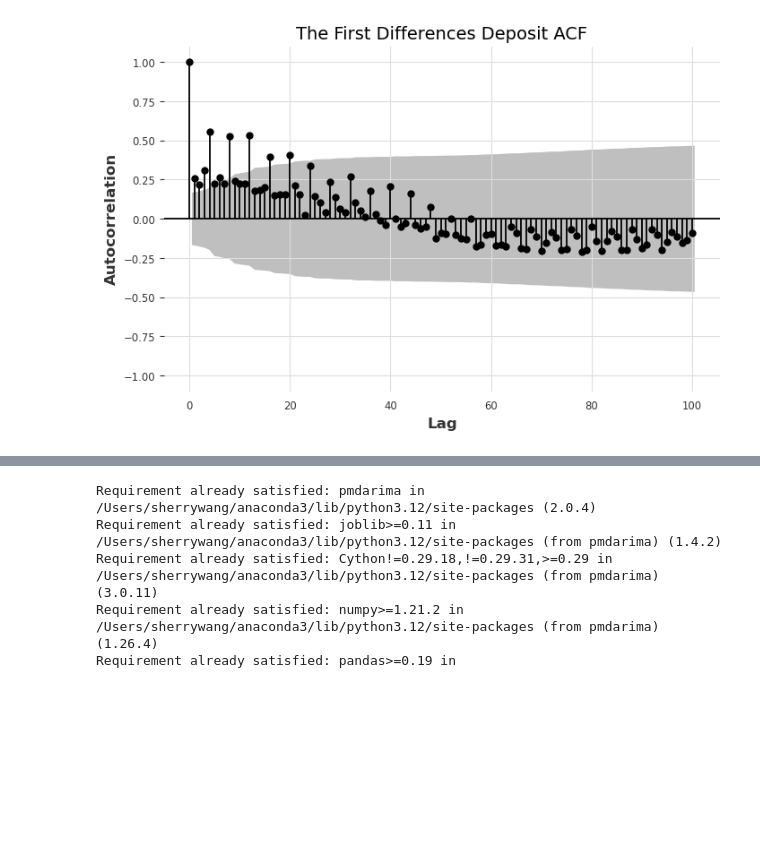
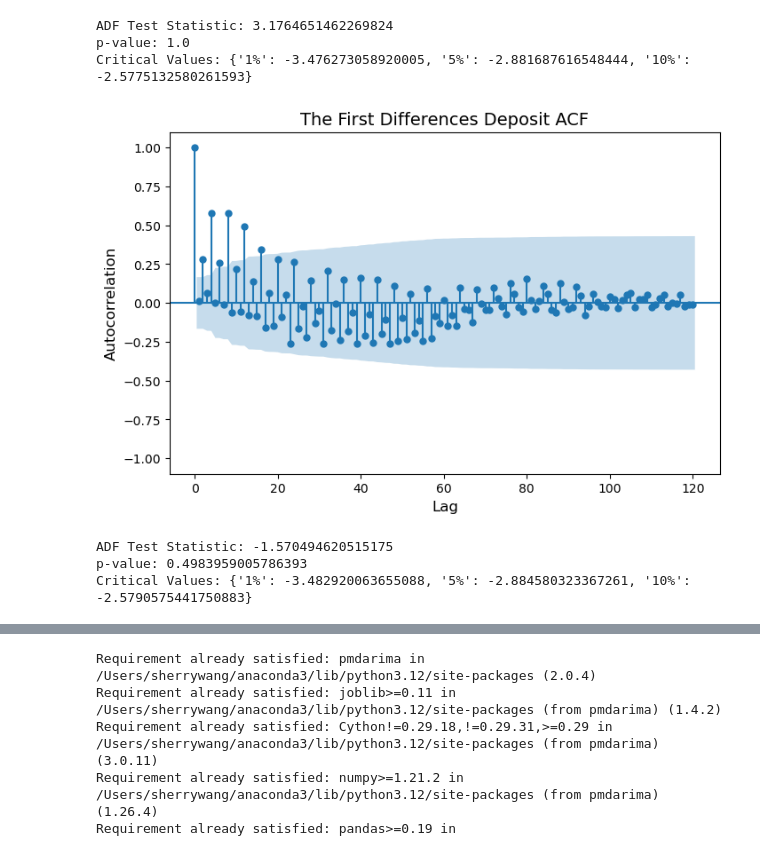
Before and after one commit to chinglung880218/Forecasting-Deposit-via-SARIMAX, a Jupyter notebook: ARIMA/ARIMA.ipynb, the cells around one changed output, grey strips where cells are left out. Drawn from its saved outputs; the diff is of its cells as text; code cells hidden in the pictures; blank space fills up the shorter version.

```diff
--- a/ARIMA/ARIMA.ipynb
+++ b/ARIMA/ARIMA.ipynb
@@ -128,18 +113,54 @@ plt.show()
+# %%
+
+# Step 3: Apply the ADF test to the differenced series
+result = adfuller( df['Deposits'])
+
+# Step 4: Print the test results
+print("ADF Test Statistic:", result[0])
+print("p-value:", result[1])
+print("Critical Values:", result[4])
+# %% [output]
+ADF Test Statistic: 3.1764651462269824
+p-value: 1.0
+Critical Values: {'1%': -3.476273058920005, '5%': -2.881687616548444, '10%': -2.5775132580261593}
+# %%
+import numpy as np
+import pandas as pd
+
+# Assuming dep_train is a pandas Series or DataFrame
+log_diff = np.log(dep_train).diff(1).dropna()
 # %%
 fig, ax = plt.subplots(1, 1, figsize=(8,5))
-
-sm.graphics.tsa.plot_acf(dep_train.diff(1).values[1:],
-                               lags=100,
+#dep_train.diff(1).values[7:]
+sm.graphics.tsa.plot_acf(log_diff,
+                               lags=120,
                                ax=ax)
 
 plt.title('The First Differences Deposit ACF', fontsize=14)
 plt.ylabel("Autocorrelation", fontsize=12)
 plt.xlabel("Lag", fontsize=12)
 
 plt.ylim(-1.1,1.1)
 
 plt.show()
 
 #some changes
 # %% [output]
-[figure, old version]
+[figure, new version]
+# %%
+df['deposits_diff'] = df['Deposits'].diff()
+
+# Step 2: Drop NaN values (created by differencing)
+df['deposits_diff'] = df['deposits_diff'].dropna()
+
+# Step 3: Apply the ADF test to the differenced series
+result = adfuller(log_diff)
+
+# Step 4: Print the test results
+print("ADF Test Statistic:", result[0])
+print("p-value:", result[1])
+print("Critical Values:", result[4])
+# %% [output]
+ADF Test Statistic: -1.570494620515175
+p-value: 0.4983959005786393
+Critical Values: {'1%': -3.482920063655088, '5%': -2.884580323367261, '10%': -2.5790575441750883}
```
Also changed, not shown: parts of 39 cells of this notebook.
